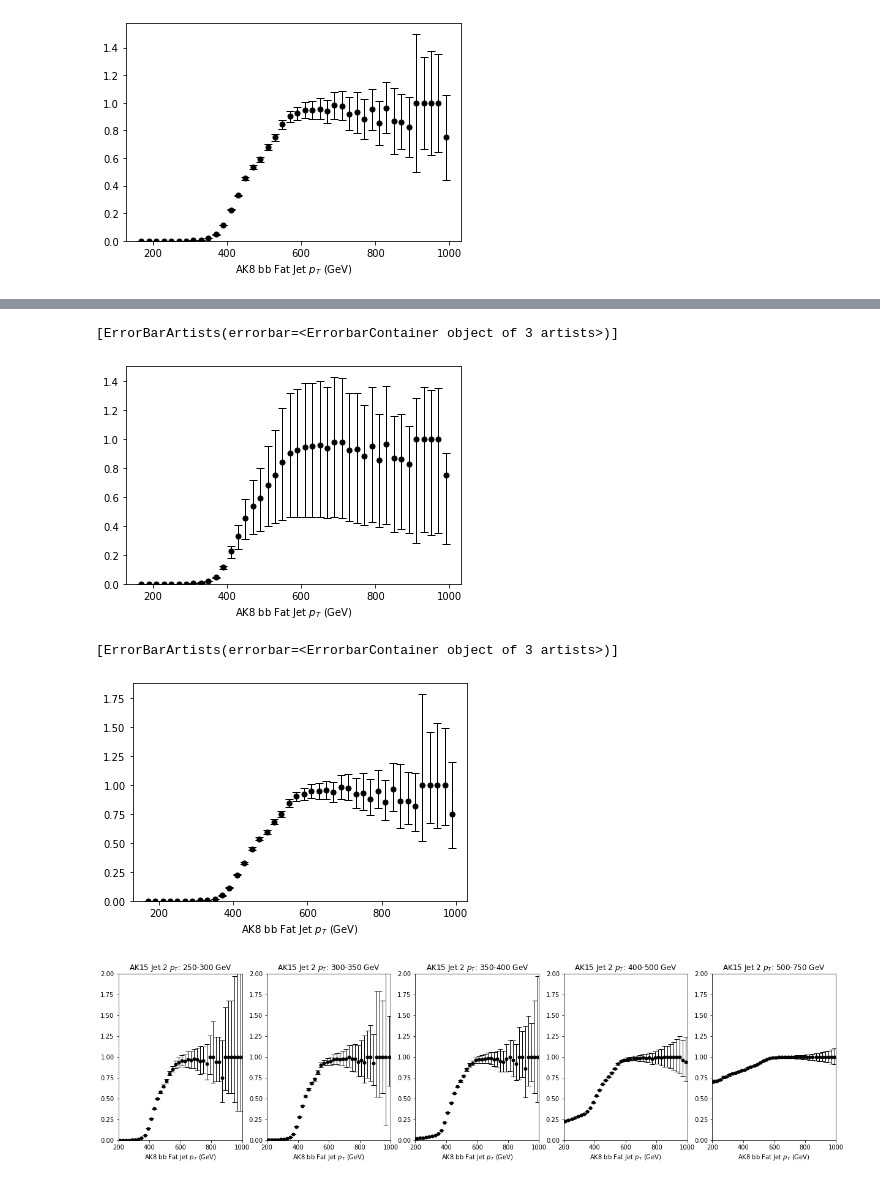
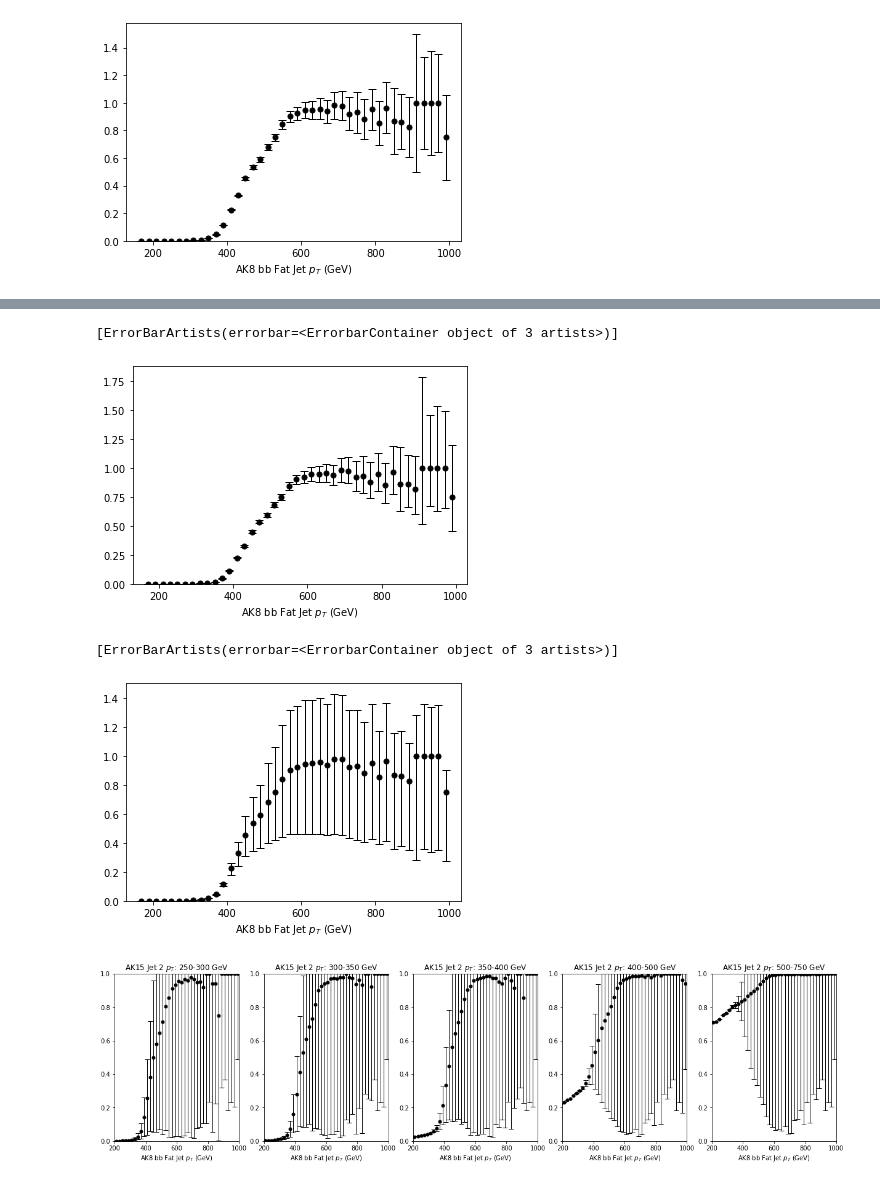
Before and after one commit to rkansal47/HHbbVV, a Jupyter notebook: binder/plotJetHTTriggerEfficiencies_1D_Jul15.ipynb, the cells around one changed output, grey strips where cells are left out. Drawn from its saved outputs; the diff is of its cells as text; code cells hidden in the pictures.

```diff
--- a/binder/plotJetHTTriggerEfficiencies_1D_Jul15.ipynb
+++ b/binder/plotJetHTTriggerEfficiencies_1D_Jul15.ipynb
@@ -62,35 +73,35 @@ hep.histplot(jetpt_num[0,:]/jetpt_den[0,:], yerr=np.sqrt(jetpt_num[0,:])/jetpt_d
 # %%
 from hist.intervals import ratio_uncertainty
 
-jetpt_num[0,:].view()
 hep.histplot(jetpt_num[0,:]/jetpt_den[0,:],
-             yerr=ratio_uncertainty(jetpt_num[0,:].view(), jetpt_den[0,:].view(), "poisson-ratio"),
+             yerr=ratio_uncertainty(jetpt_num[0,:].view(), jetpt_den[0,:].view(), "poisson"),
              histtype='errorbar', color='k', capsize=4, elinewidth=1,
 )
 # %% [output]
 [ErrorBarArtists(errorbar=<ErrorbarContainer object of 3 artists>)]
-[figure, old version]
+[figure, new version]
 # %%
+
 hep.histplot(jetpt_num[0,:]/jetpt_den[0,:],
-             yerr=ratio_uncertainty(jetpt_num[0,:].view(), jetpt_den[0,:].view(), "poisson"),
+             yerr=ratio_uncertainty(jetpt_num[0,:].view(), jetpt_den[0,:].view(), "poisson-ratio"),
              histtype='errorbar', color='k', capsize=4, elinewidth=1,
 )
 # %% [output]
 [ErrorBarArtists(errorbar=<ErrorbarContainer object of 3 artists>)]
-[figure, old version]
+[figure, new version]
 # %%
 fig, ax = plt.subplots(1, 5, figsize=(21,5))
 
 ptbins = ['0-250','250-300', '300-350', '350-400', '400-500', '500-750', '750-1000']
 for i in range(1,6):
     hep.histplot(jetpt_num[i,:]/jetpt_den[i,:],
-                 yerr=ratio_uncertainty(jetpt_num[i,:].view(), jetpt_den[i,:].view(), "poisson"),
+                 yerr=clopper_pearson_interval(jetpt_num[0,:].view(), jetpt_den[0,:].view()),
                  ax = ax[i-1],
                  histtype='errorbar', color='k', capsize=4, elinewidth=1,
 
     )
-    ax[i-1].set_ylim(0, 2)
+    ax[i-1].set_ylim(0, 1)
     ax[i-1].set_xlim(200, 1000)
     ax[i-1].set_title(r'AK15 Jet 2 $p_T$: %s GeV'%ptbins[i])
 # %% [output]
-[figure, old version]
+[figure, new version]
```
Also changed, not shown: parts of 1 cell of this notebook.
